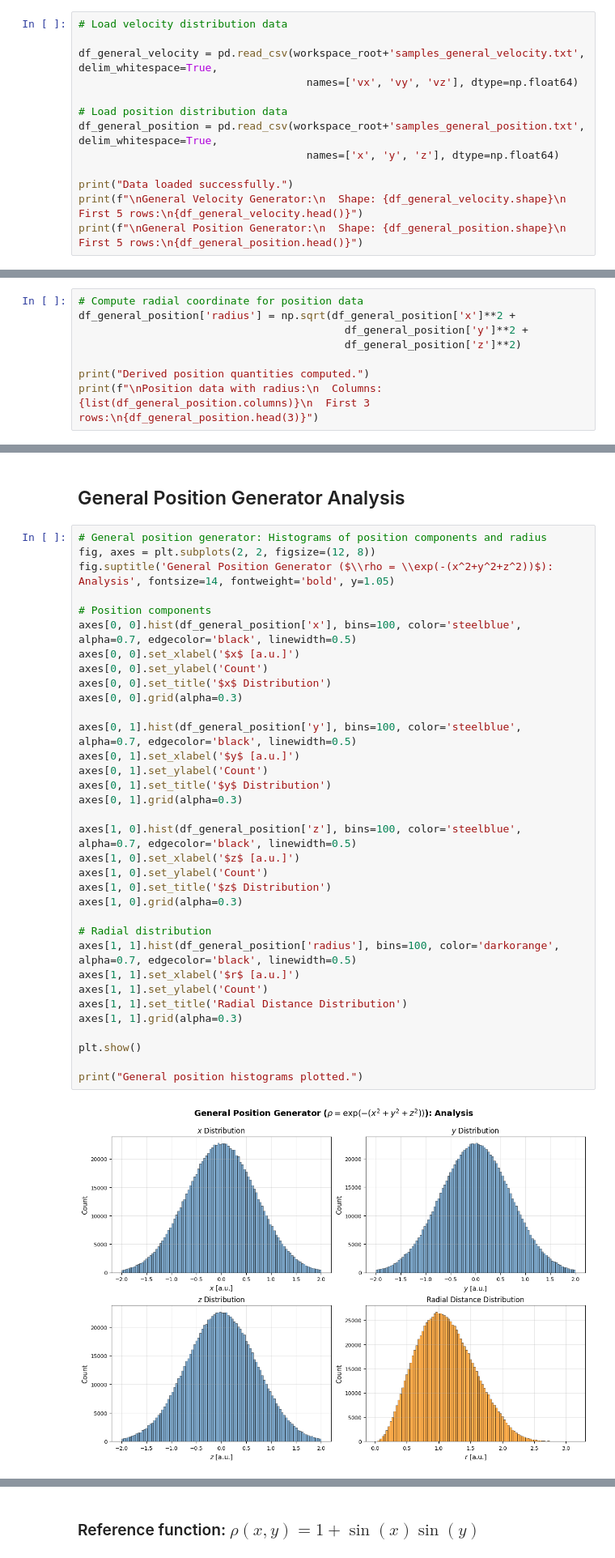
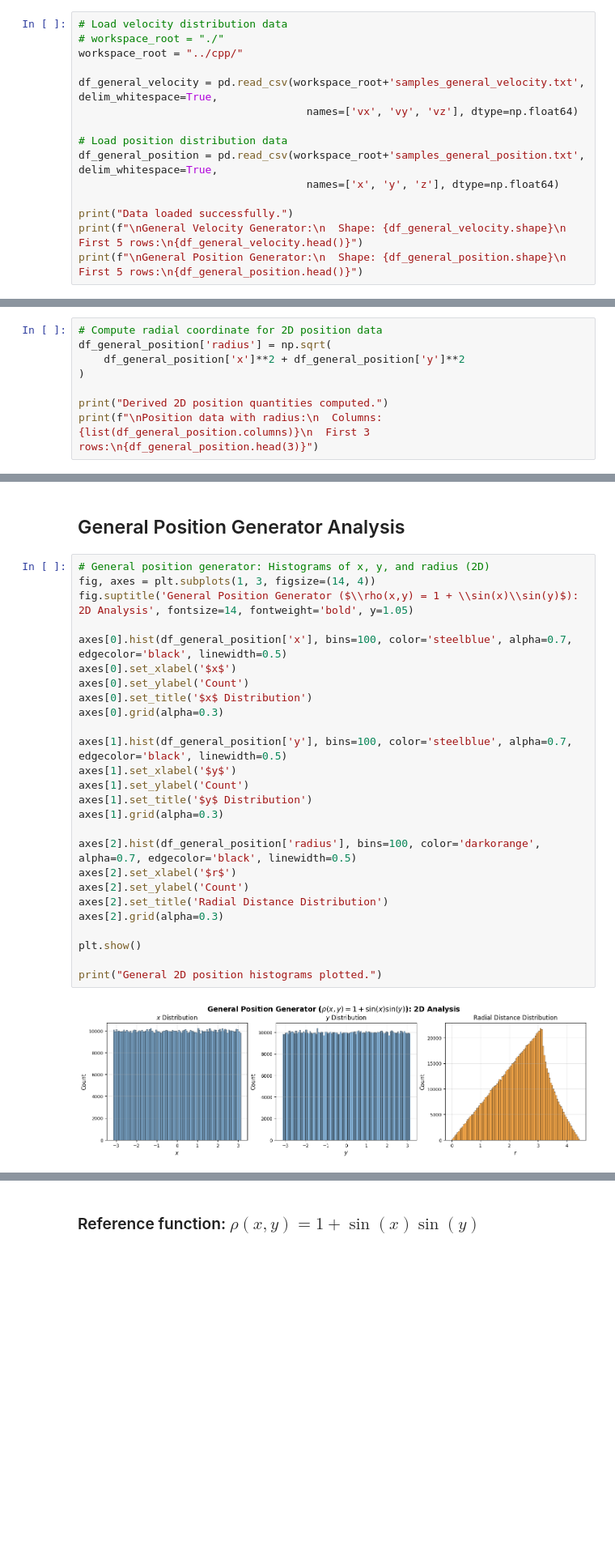
Before and after one commit to KehengZhu/bi-kappa-distribution-sampling, a Jupyter notebook: python/visualize_samples.ipynb, the cells around one changed output, grey strips where cells are left out. Shown at 81% size. Saved outputs shown, nothing was run; the diff lists cells and outputs as text; blank space fills up the shorter version.

Commit message:
debugged general_generators.py; improved visualization.

```diff
--- a/python/visualize_samples.ipynb
+++ b/python/visualize_samples.ipynb
@@ -30,6 +28,8 @@ workspace_root = "./"
 Libraries imported successfully.
 # %%
 # Load velocity distribution data
+# workspace_root = "./"
+workspace_root = "../cpp/"
 
 df_general_velocity = pd.read_csv(workspace_root+'samples_general_velocity.txt', delim_whitespace=True,
                                     names=['vx', 'vy', 'vz'], dtype=np.float64)
@@ -82,11 +82,11 @@ Derived velocity quantities computed.
 # %% [markdown]
 ## Compute Derived Quantities for Position Dataset
 # %%
-# Compute radial coordinate for position data
-df_general_position['radius'] = np.sqrt(df_general_position['x']**2 +
-                                          df_general_position['y']**2 +
-                                          df_general_position['z']**2)
+# Compute radial coordinate for 2D position data
+df_general_position['radius'] = np.sqrt(
+    df_general_position['x']**2 + df_general_position['y']**2
+)
 
-print("Derived position quantities computed.")
+print("Derived 2D position quantities computed.")
 print(f"\nPosition data with radius:\n  Columns: {list(df_general_position.columns)}\n  First 3 rows:\n{df_general_position.head(3)}")
 # %% [output]
@@ -186,38 +186,30 @@ General velocity histograms plotted.
 # %% [markdown]
 ## General Position Generator Analysis
 # %%
-# General position generator: Histograms of position components and radius
-fig, axes = plt.subplots(2, 2, figsize=(12, 8))
-fig.suptitle('General Position Generator ($\\rho = \\exp(-(x^2+y^2+z^2))$): Analysis', fontsize=14, fontweight='bold', y=1.05)
+# General position generator: Histograms of x, y, and radius (2D)
+fig, axes = plt.subplots(1, 3, figsize=(14, 4))
+fig.suptitle('General Position Generator ($\\rho(x,y) = 1 + \\sin(x)\\sin(y)$): 2D Analysis', fontsize=14, fontweight='bold', y=1.05)
 
-# Position components
-axes[0, 0].hist(df_general_position['x'], bins=100, color='steelblue', alpha=0.7, edgecolor='black', linewidth=0.5)
-axes[0, 0].set_xlabel('$x$ [a.u.]')
-axes[0, 0].set_ylabel('Count')
-axes[0, 0].set_title('$x$ Distribution')
-axes[0, 0].grid(alpha=0.3)
+axes[0].hist(df_general_position['x'], bins=100, color='steelblue', alpha=0.7, edgecolor='black', linewidth=0.5)
+axes[0].set_xlabel('$x$')
+axes[0].set_ylabel('Count')
+axes[0].set_title('$x$ Distribution')
+axes[0].grid(alpha=0.3)
 
-axes[0, 1].hist(df_general_position['y'], bins=100, color='steelblue', alpha=0.7, edgecolor='black', linewidth=0.5)
-axes[0, 1].set_xlabel('$y$ [a.u.]')
-axes[0, 1].set_ylabel('Count')
-axes[0, 1].set_title('$y$ Distribution')
-axes[0, 1].grid(alpha=0.3)
+axes[1].hist(df_general_position['y'], bins=100, color='steelblue', alpha=0.7, edgecolor='black', linewidth=0.5)
+axes[1].set_xlabel('$y$')
+axes[1].set_ylabel('Count')
+axes[1].set_title('$y$ Distribution')
+axes[1].grid(alpha=0.3)
 
-axes[1, 0].hist(df_general_position['z'], bins=100, color='steelblue', alpha=0.7, edgecolor='black', linewidth=0.5)
-axes[1, 0].set_xlabel('$z$ [a.u.]')
-axes[1, 0].set_ylabel('Count')
-axes[1, 0].set_title('$z$ Distribution')
-axes[1, 0].grid(alpha=0.3)
-
-# Radial distribution
-axes[1, 1].hist(df_general_position['radius'], bins=100, color='darkorange', alpha=0.7, edgecolor='black', linewidth=0.5)
-axes[1, 1].set_xlabel('$r$ [a.u.]')
-axes[1, 1].set_ylabel('Count')
-axes[1, 1].set_title('Radial Distance Distribution')
-axes[1, 1].grid(alpha=0.3)
+axes[2].hist(df_general_position['radius'], bins=100, color='darkorange', alpha=0.7, edgecolor='black', linewidth=0.5)
+axes[2].set_xlabel('$r$')
+axes[2].set_ylabel('Count')
+axes[2].set_title('Radial Distance Distribution')
+axes[2].grid(alpha=0.3)
 
 plt.show()
 
-print("General position histograms plotted.")
+print("General 2D position histograms plotted.")
 # %% [output]
-[figure, old version]
+[figure, new version]
```
Also changed, not shown: parts of 13 cells of this notebook, 1 other file.
